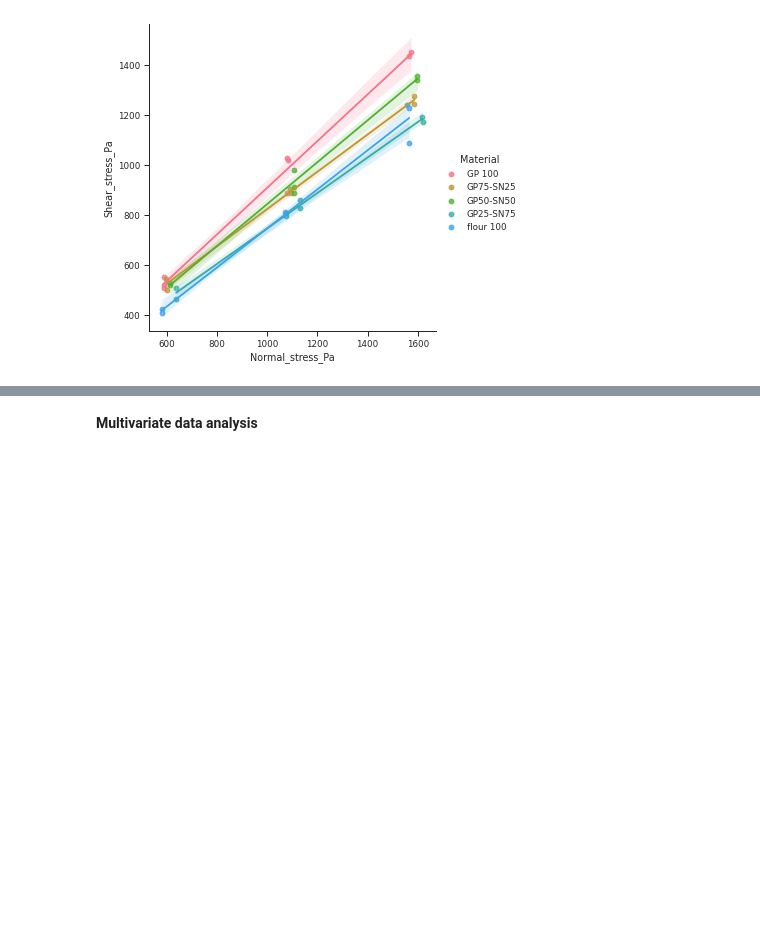
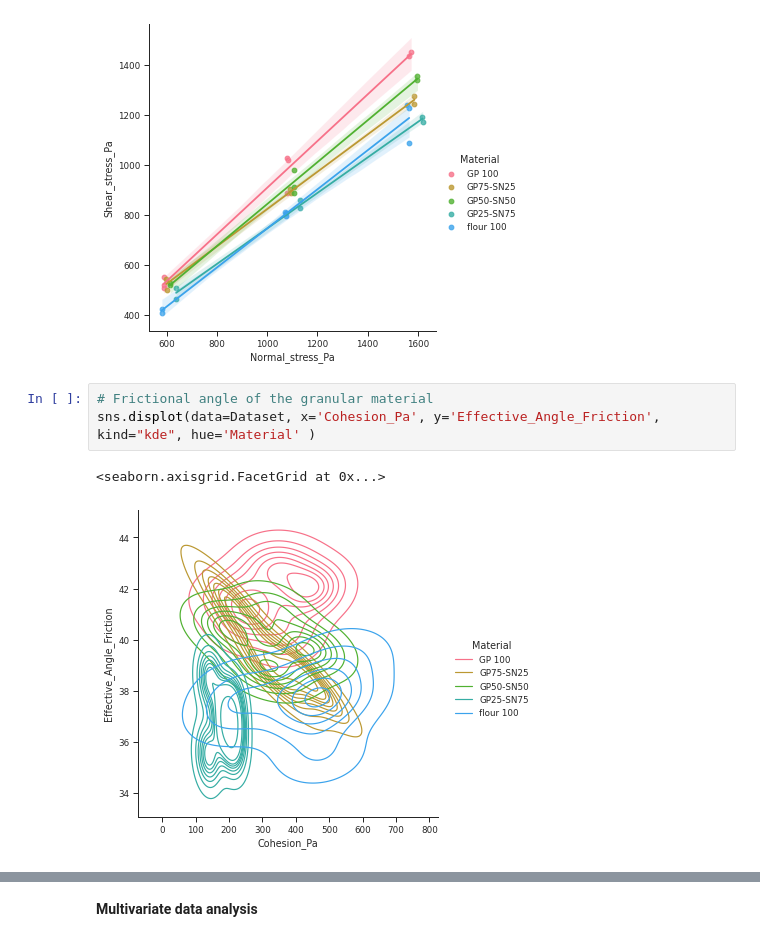
Before and after one commit to Utomi-Tom/Granular_Material_analysis, a Jupyter notebook: Geomaterial_analysis_.ipynb, the cells around one changed output, grey strips where cells are left out. Drawn from its saved outputs; the diff is of its cells as text; blank space fills up the shorter version.

```diff
--- a/Geomaterial_analysis_.ipynb
+++ b/Geomaterial_analysis_.ipynb
@@ -195,3 +202,9 @@ sns.lmplot(data=Dataset, x="Normal_stress_Pa", y="Shear_stress_Pa", hue="Materia
 # %% [output]
 <seaborn.axisgrid.FacetGrid at 0x...>
 [figure]
+# %%
+# Frictional angle of the granular material
+sns.displot(data=Dataset, x='Cohesion_Pa', y='Effective_Angle_Friction',  kind="kde", hue='Material' )
+# %% [output]
+<seaborn.axisgrid.FacetGrid at 0x...>
+[figure, added]
```
Also changed, not shown: parts of 9 cells of this notebook.
